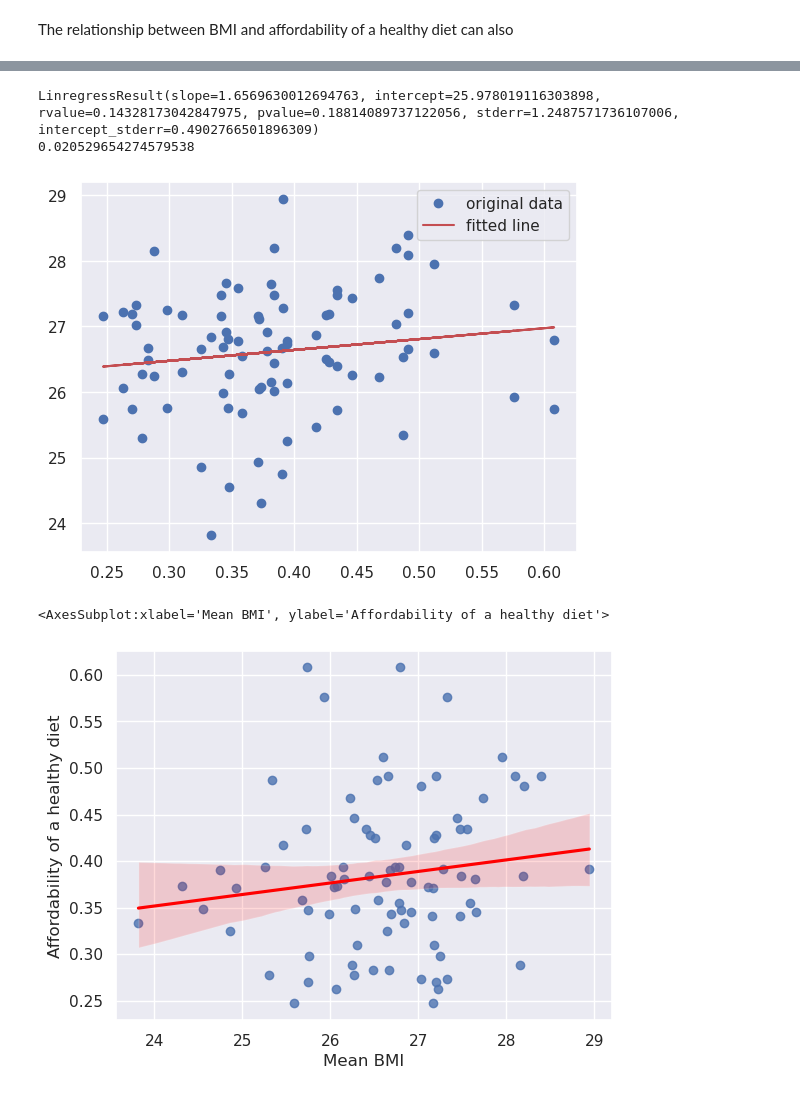
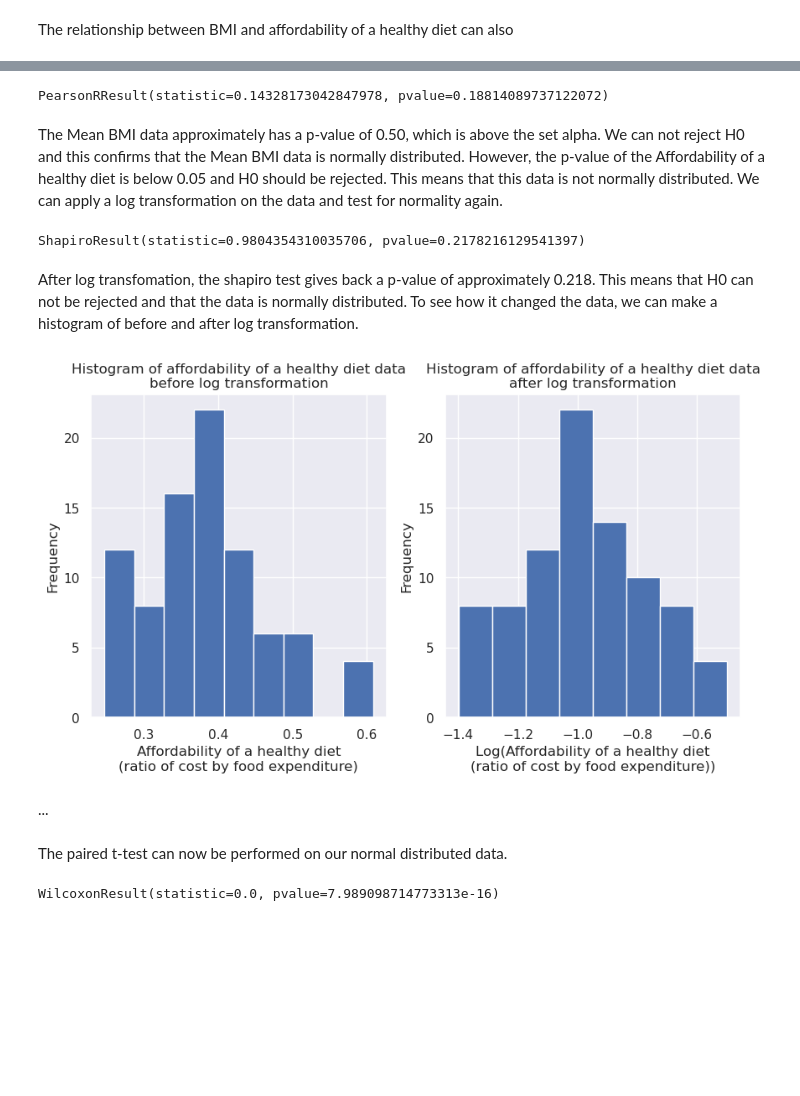
Before and after one commit to JobMaathuis/Affordability_healthy_diet_and_BMI, a Jupyter notebook: final_assignment.ipynb, the cells around one changed output, grey strips where cells are left out. Saved outputs shown, nothing was run; the diff lists cells and outputs as text; code cells hidden in the pictures; blank space fills up the shorter version.

Commit message:
Worked on statistical part and the geo visualisation

```diff
--- a/final_assignment.ipynb
+++ b/final_assignment.ipynb
@@ -347,23 +427,42 @@ The relationship between BMI and affordability of a healthy diet can also
 # %%
-from scipy import stats
-res = stats.linregress(df_merged['Affordability of a healthy diet'], df_merged['Mean BMI'])
-print(res)
-print(res.rvalue **2)
+from scipy.stats import pearsonr
+
+pearsonr(df_merged['Affordability of a healthy diet'], (df_merged['Mean BMI']))
 # %% [output]
-LinregressResult(slope=1.6569630012694763, intercept=25.978019116303898, rvalue=0.14328173042847975, pvalue=0.18814089737122056, stderr=1.2487571736107006, intercept_stderr=0.4902766501896309)
-0.020529654274579538
+PearsonRResult(statistic=0.14328173042847978, pvalue=0.18814089737122072)
-# %%
-
-plt.plot(df_merged['Affordability of a healthy diet'], df_merged['Mean BMI'], 'o', label='original data')
-plt.plot(df_merged['Affordability of a healthy diet'], res.intercept + res.slope*df_merged['Affordability of a healthy diet'], 'r', label='fitted line')
-plt.legend()
-plt.show()
-# %% [output]
-[figure, removed]
+# %% [markdown]
+The Mean BMI data approximately has a p-value of 0.50, which is above the set alpha. We can not reject H0 and this confirms that the Mean BMI data is normally distributed. However, the p-value of the Affordability of a healthy diet is below 0.05 and H0 should be rejected. This means that this data is not normally distributed. We can apply a log transformation on the data and test for normality again.
+# %%
+affordability_log_transform = np.log(df_merged['Affordability of a healthy diet'])
+print(shapiro(affordability_log_transform))
+# %% [output]
+ShapiroResult(statistic=0.9804354310035706, pvalue=0.2178216129541397)
+# %% [markdown]
+After log transfomation, the shapiro test gives back a p-value of approximately 0.218. This means that H0 can not be rejected and that the data is normally distributed. To see how it changed the data, we can make a histogram of before and after log transformation.
+# %%
+fig, axes = plt.subplots(nrows=1, ncols=2, figsize=(10, 5))
+
+axes[0].hist(df_merged['Affordability of a healthy diet'], bins='auto')
+axes[0].set_ylabel('Frequency')
+axes[0].set_xlabel('Affordability of a healthy diet\n(ratio of cost by food expenditure)')
+axes[0].set_title('Histogram of affordability of a healthy diet data\nbefore log transformation')
+
+axes[1].hist(np.log(df_merged['Affordability of a healthy diet']), bins='auto')
+axes[1].set_ylabel('Frequency')
+axes[1].set_xlabel('log(Affordability of a healthy diet\n(ratio of cost by food expenditure))')
+axes[1].set_title('Histogram of affordability of a healthy diet data\nafter log transformation')
+
+plt.show()
+# %% [output]
+[figure, added]
+# %% [markdown]
+...
+# %% [markdown]
+The paired t-test can now be performed on our normal distributed data.
 # %%
-x = df_merged['Mean BMI']
-y = df_merged['Affordability of a healthy diet']
-sns.regplot(x, y, line_kws={'color': 'red'})
+from scipy.stats import wilcoxon
+
+# wilcoxon(df_merged['Mean BMI'], affordability_log_transform)
+wilcoxon(df_merged['Affordability of a healthy diet'], df_merged['Mean BMI'])
 # %% [output]
-<AxesSubplot:xlabel='Mean BMI', ylabel='Affordability of a healthy diet'>
+WilcoxonResult(statistic=0.0, pvalue=7.989098714773313e-16)
-[figure, removed]
```
Also changed, not shown: parts of 17 cells of this notebook.
